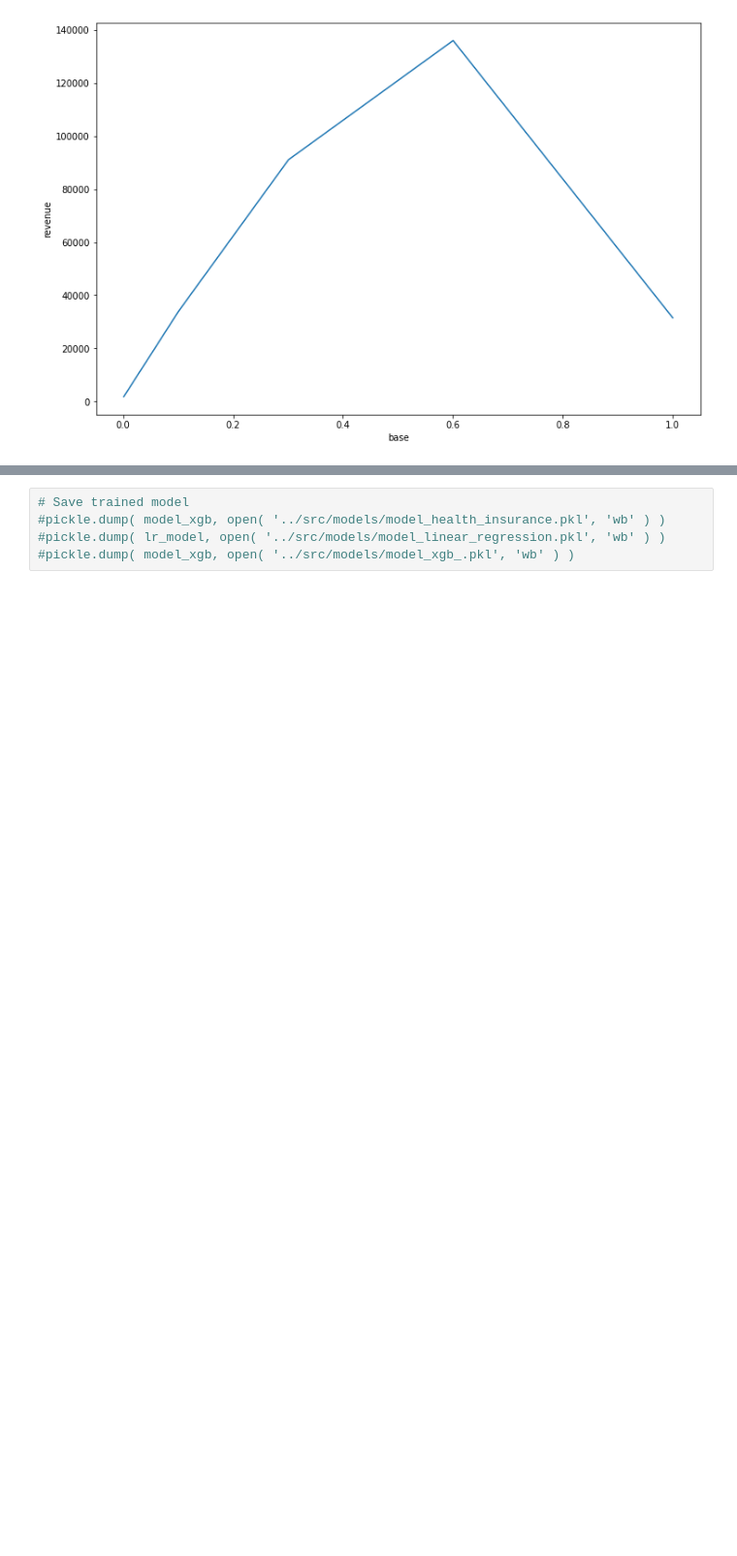
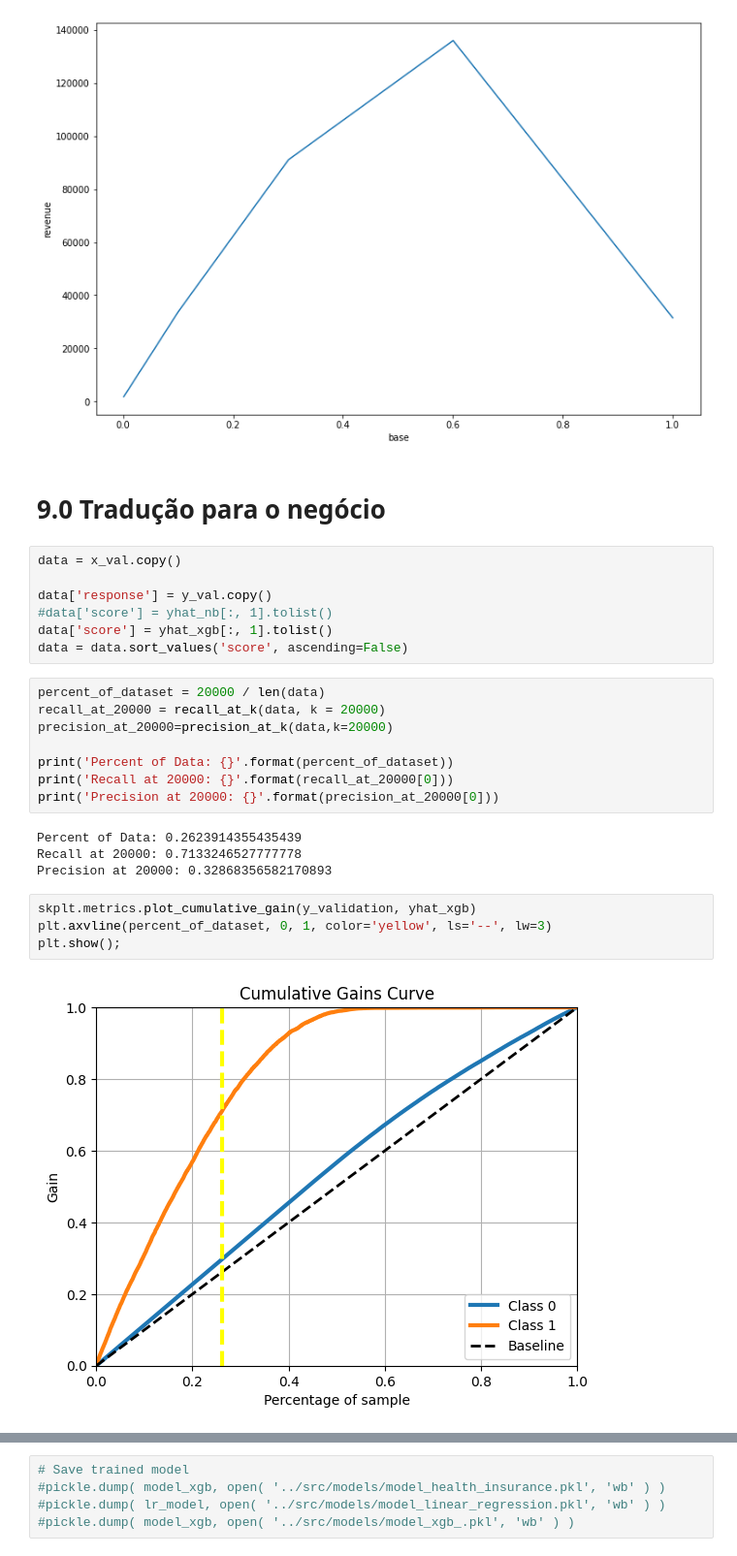
Before and after one commit to carlosandradeds/health-insurance-cross-sell, a Jupyter notebook: notebooks/1.0.cmaq_health_insurance_cross.ipynb, the cells around one changed output, grey strips where cells are left out. Shown at 97% size. Drawn from its saved outputs; the diff is of its cells as text; blank space fills up the shorter version.

```diff
--- a/notebooks/1.0.cmaq_health_insurance_cross.ipynb
+++ b/notebooks/1.0.cmaq_health_insurance_cross.ipynb
@@ -1640,3 +1640,30 @@ sns.lineplot( x='base', y='revenue', data=aux )
 # %% [output]
 <AxesSubplot:xlabel='base', ylabel='revenue'>
 [figure]
+# %% [markdown]
+# 9.0 Tradução para o negócio
+# %%
+data = x_val.copy()
+
+data['response'] = y_val.copy()
+#data['score'] = yhat_nb[:, 1].tolist()
+data['score'] = yhat_xgb[:, 1].tolist()
+data = data.sort_values('score', ascending=False)
+# %%
+percent_of_dataset = 20000 / len(data)
+recall_at_20000 = recall_at_k(data, k = 20000)
+precision_at_20000=precision_at_k(data,k=20000)
+
+print('Percent of Data: {}'.format(percent_of_dataset))
+print('Recall at 20000: {}'.format(recall_at_20000[0]))
+print('Precision at 20000: {}'.format(precision_at_20000[0]))
+# %% [output]
+Percent of Data: 0.2623914355435439
+Recall at 20000: 0.7133246527777778
+Precision at 20000: 0.32868356582170893
+# %%
+skplt.metrics.plot_cumulative_gain(y_validation, yhat_xgb)
+plt.axvline(percent_of_dataset, 0, 1, color='yellow', ls='--', lw=3)
+plt.show();
+# %% [output]
+[figure, added]
```
Also changed, not shown: parts of 20 cells of this notebook, 7 other files.
